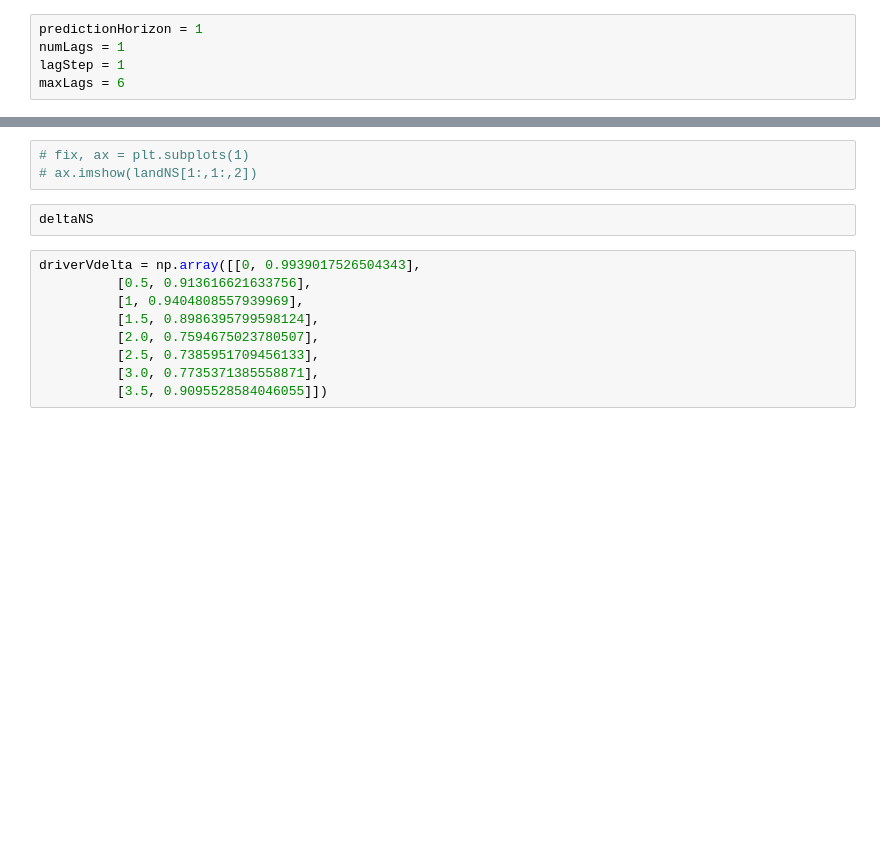
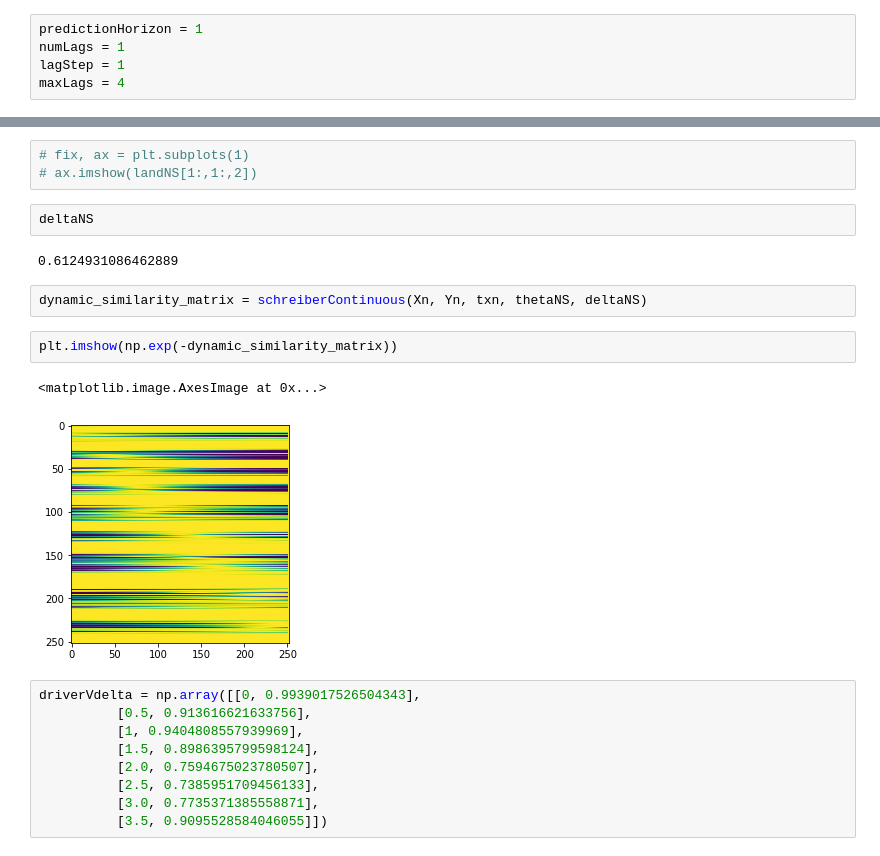
Before and after one commit to kenflat2/Nonlinear-Regression, a Jupyter notebook: Nonstationary SMap.ipynb, the cells around one changed output, grey strips where cells are left out. Saved outputs shown, nothing was run; the diff lists cells and outputs as text; blank space fills up the shorter version.

Commit message:
Committing before I break something, aiming to rerun delta proportional to delta thing but with all other hyperparameters fixed

```diff
--- a/Nonstationary SMap.ipynb
+++ b/Nonstationary SMap.ipynb
@@ -534,6 +385,6 @@ FNNplot(Xr, 5, 4)
 predictionHorizon = 1
 numLags = 1
 lagStep = 1
-maxLags = 6
+maxLags = 4
 # %%
 thetaNS, deltaNS, errNS, lagsNS, thetaS, errS, lagsS = optimizationSuite(Xr, tr, predictionHorizon, maxLags, lagStep)
@@ -603,6 +485,15 @@ AkaikeTest(errNS, errS, dofNS, dofS, Xr.shape[0])
 # ax.imshow(landNS[1:,1:,2])
 # %%
 deltaNS
+# %% [output]
+0.6124931086462889
+# %%
+dynamic_similarity_matrix = schreiberContinuous(Xn, Yn, txn, thetaNS, deltaNS)
+# %%
+plt.imshow(np.exp(-dynamic_similarity_matrix))
+# %% [output]
+<matplotlib.image.AxesImage at 0x...>
+[figure, added]
 # %%
 driverVdelta = np.array([[0, 0.9939017526504343],
           [0.5, 0.913616621633756],
```
Also changed, not shown: parts of 26 cells of this notebook, 2 other files.
